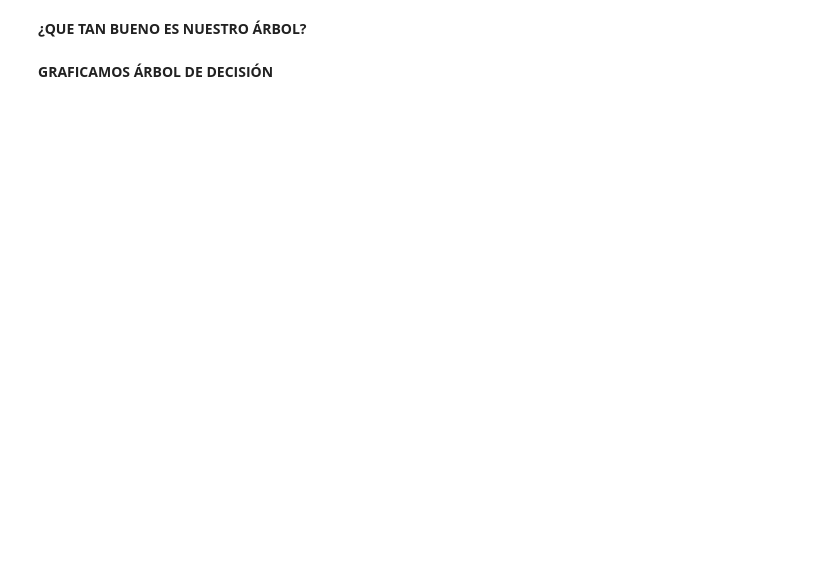
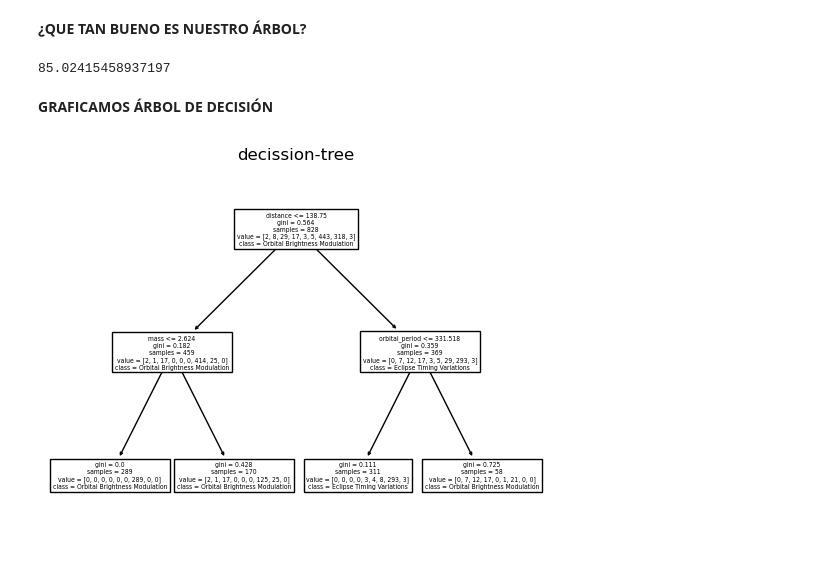
Before and after one commit to Aguerit0/neuronal.py, a Jupyter notebook: sklearn/5-decission_tree_1.ipynb, the cells around one changed output. Drawn from its saved outputs; the diff is of its cells as text; code cells hidden in the pictures; blank space fills up the shorter version.

```diff
--- a/sklearn/5-decission_tree_1.ipynb
+++ b/sklearn/5-decission_tree_1.ipynb
@@ -24,3 +24,6 @@ import seaborn as sbn
 import matplotlib.pyplot as plt
 # %% [markdown]
 **IMPORTAMOS CSV DESDE SEABORN**
+# %%
+planets = sbn.load_dataset('planets')
+planets.head(), planets.info()
@@ -27,2 +51,6 @@ import matplotlib.pyplot as plt
 # %% [markdown]
 **LIMPIAMOS NUESTRO DATA-FRAME**
+# %%
+select_columns = planets.iloc[:, 2:5].columns
+planets[select_columns] = planets[select_columns].fillna(planets[select_columns].mean())
+planets.info(), planets.head()
@@ -29,4 +78,12 @@ import matplotlib.pyplot as plt
 # %% [markdown]
 **SEPARAMOS DATOS DE PRUEBA Y ENTRENAMIENTO**
+# %%
+from sklearn.model_selection import train_test_split
+x_train, x_test, y_train, y_test = train_test_split(planets.iloc[:, 2:5], planets['method'], test_size=0.2)
 # %% [markdown]
 **CREAMOS ARBOL DE DECISIÓN**
+# %%
+from sklearn import tree
+arbol = tree.DecisionTreeClassifier(max_depth=2)
+arbol.fit(x_train, y_train)
+arbol.predict(x_test)
@@ -33,4 +108,14 @@ import matplotlib.pyplot as plt
 # %% [markdown]
 **¿QUE TAN BUENO ES NUESTRO ÁRBOL?**
+# %%
+arbol.score(x_test, y_test)*100
+# %% [output]
+85.02415458937197
 # %% [markdown]
 **GRAFICAMOS ÁRBOL DE DECISIÓN**
+# %%
+tree.plot_tree(arbol, feature_names=x_train.columns.tolist(), class_names=y_train.unique().tolist())
+plt.title('decission-tree')
+plt.show()
+# %% [output]
+[figure, added]
```
Also changed, not shown: parts of 3 cells of this notebook, 1 other file.
